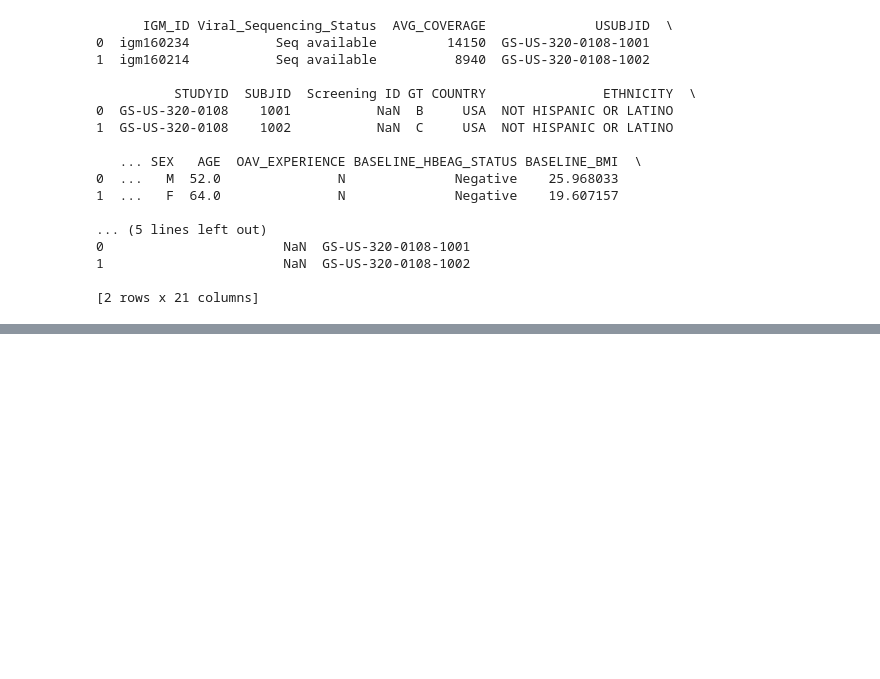
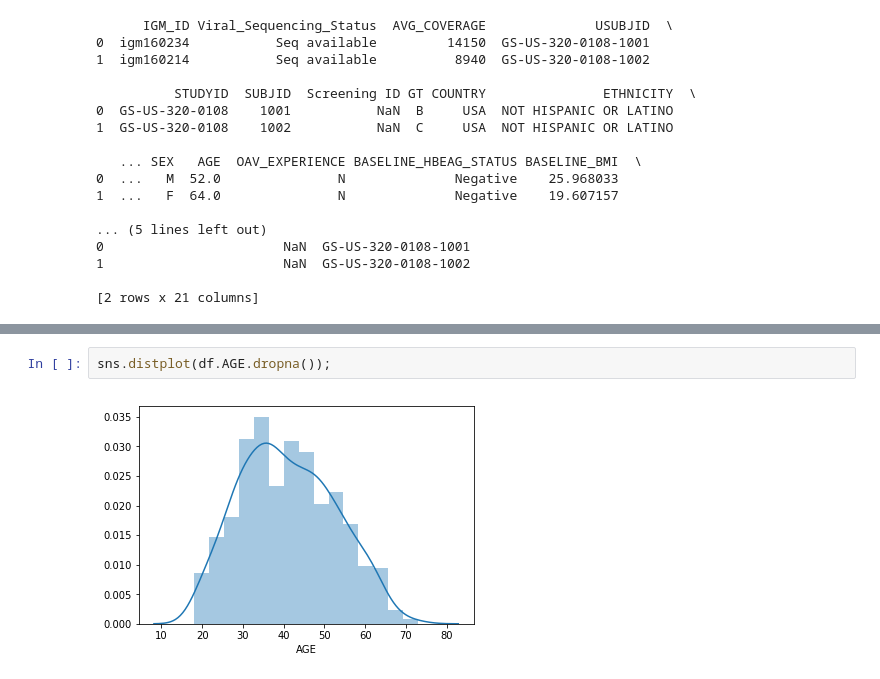
Before and after one commit to matthiaszeller/HBV, a Jupyter notebook: Clinical data.ipynb, the cells around one changed output, grey strips where cells are left out. Cells and saved outputs as stored; diff of their text form; blank space fills up the shorter version.

```diff
--- a/Clinical data.ipynb
+++ b/Clinical data.ipynb
@@ -43,0 +168,4 @@ df.shape
+# %%
+sns.distplot(df.AGE.dropna());
+# %% [output]
+[figure, added]
```
Also changed, not shown: parts of 28 cells of this notebook.
